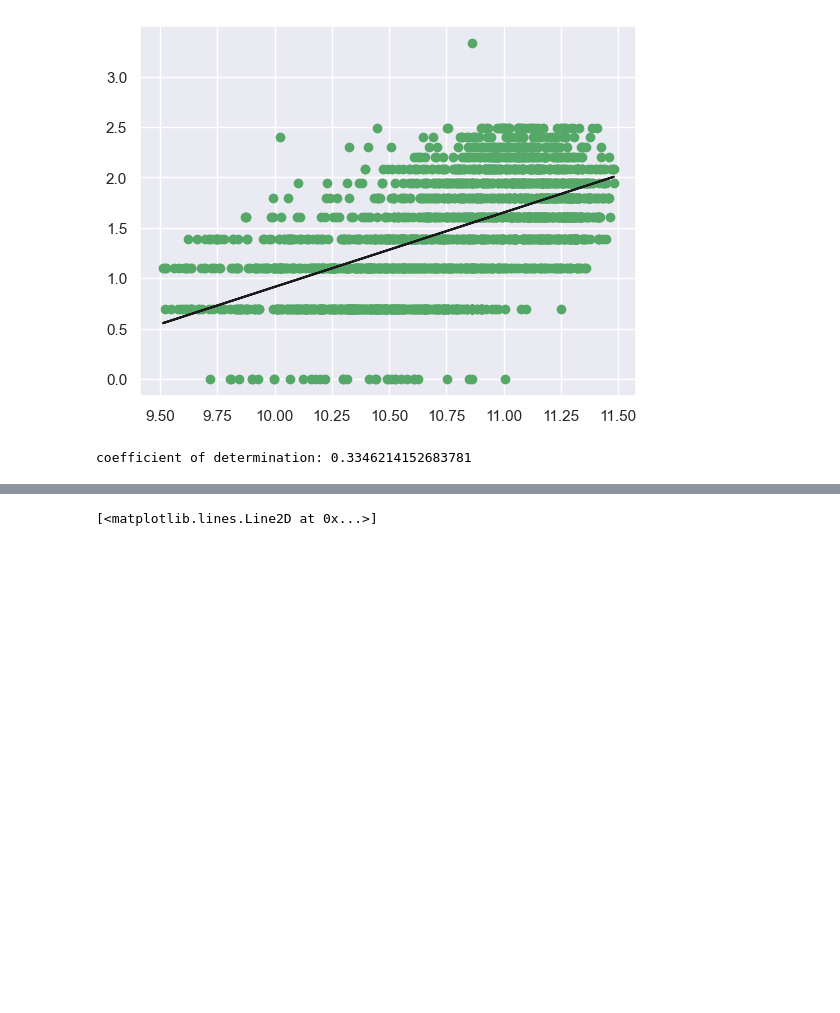
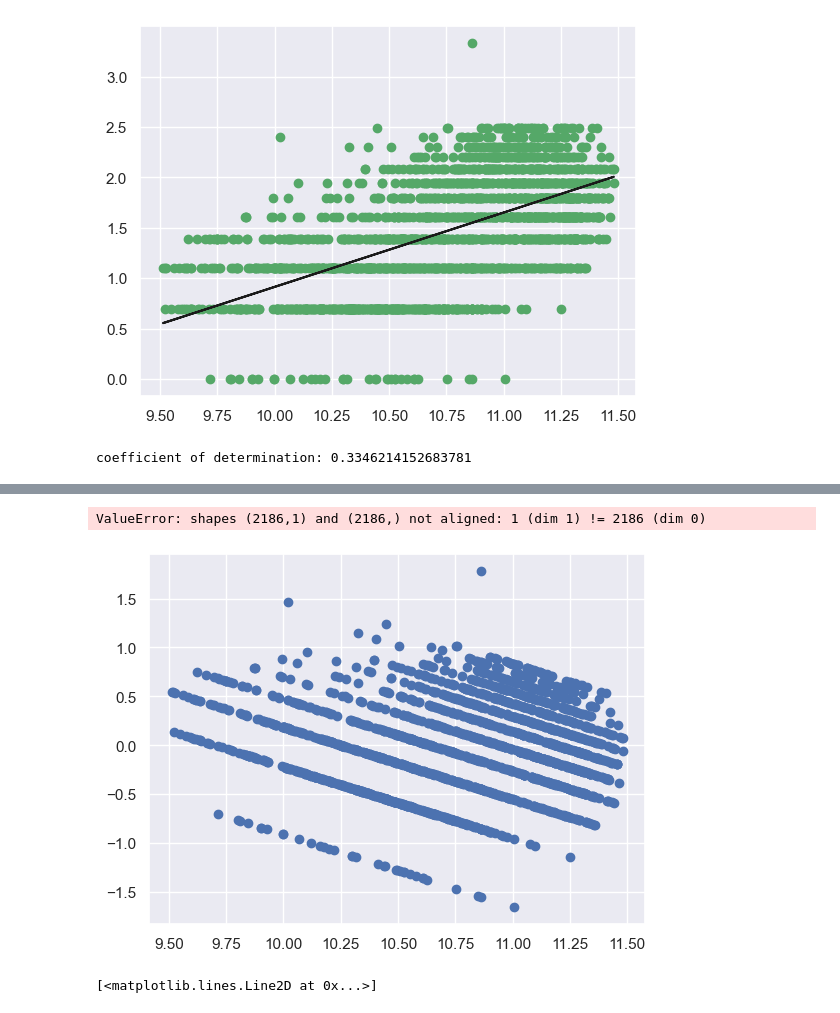
Before and after one commit to Ab2nour/customer-base-analysis, a Jupyter notebook: presentation.ipynb, the cells around one changed output, grey strips where cells are left out. Saved outputs shown, nothing was run; the diff lists cells and outputs as text; code cells hidden in the pictures; blank space fills up the shorter version.

```diff
--- a/presentation.ipynb
+++ b/presentation.ipynb
@@ -632,3 +645,14 @@ coefficient of determination: 0.3346214152683781
+# %%
+# independance de X et Y ?
+from scipy.stats import pearsonr
+
+plt.scatter(income, residuals)
+
+# test de correlation de pearson
+pearsonr(income, residuals)
+# %% [output]
+ValueError: shapes (2186,1) and (2186,) not aligned: 1 (dim 1) != 2186 (dim 0)
+[figure, added]
 # %%
 # UN DEUXIEME EXEMPLE DE REGRESSION SIMPLE
 
```
Also changed, not shown: parts of 11 cells of this notebook.
